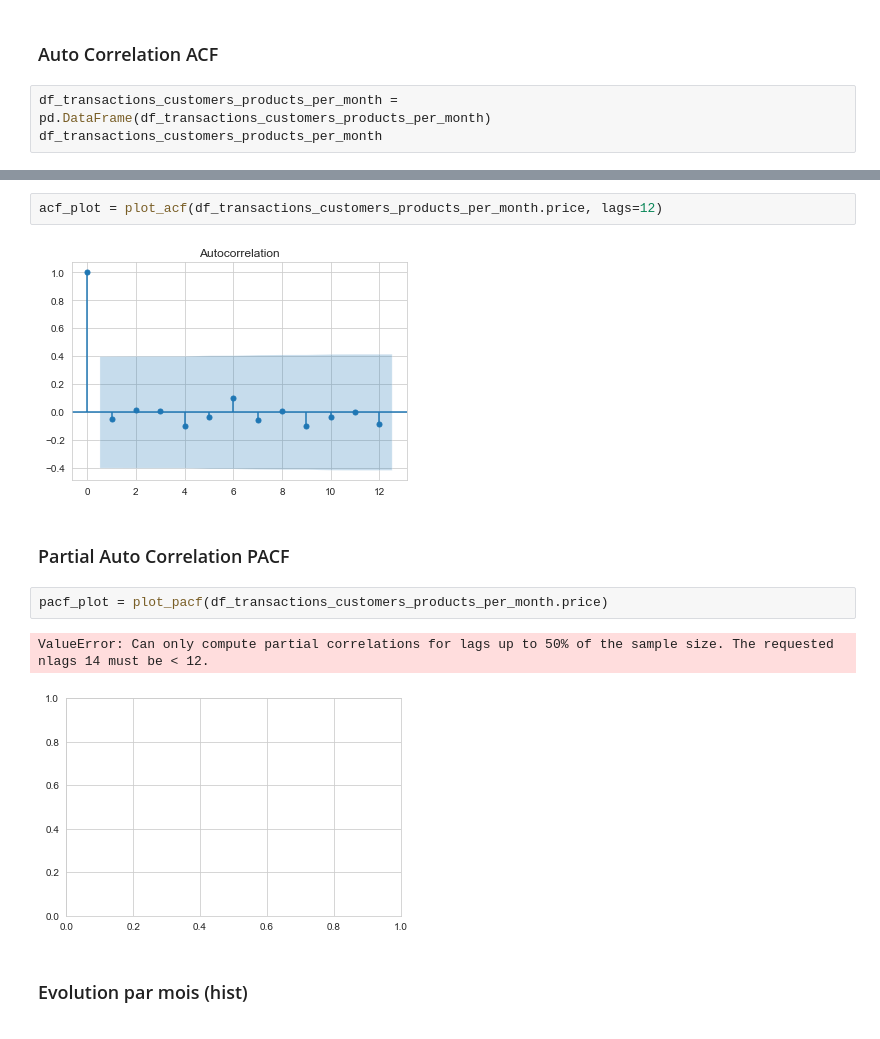
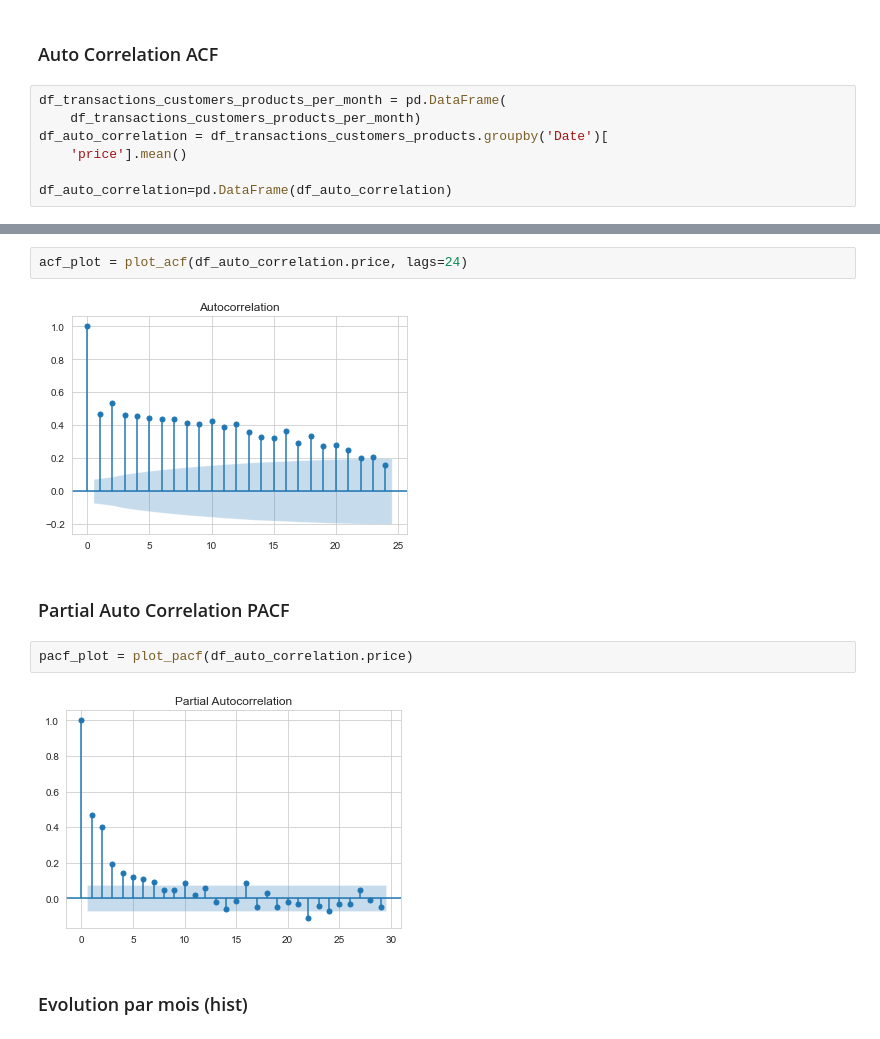
Before and after one commit to Antoine-LR/Python, a Jupyter notebook: Python _ACF_PACF.ipynb, the cells around one changed output, grey strips where cells are left out. Cells and saved outputs as stored; diff of their text form.

```diff
--- a/Python _ACF_PACF.ipynb
+++ b/Python _ACF_PACF.ipynb
@@ -916,5 +916,9 @@ Choix de moyenne mobile sur 3 mois en raison de trop peu de données, notre éch
 # %% [markdown]
 ### Auto Correlation ACF
 # %%
-df_transactions_customers_products_per_month = pd.DataFrame(df_transactions_customers_products_per_month)
-df_transactions_customers_products_per_month
+df_transactions_customers_products_per_month = pd.DataFrame(
+    df_transactions_customers_products_per_month)
+df_auto_correlation = df_transactions_customers_products.groupby('Date')[
+    'price'].mean()
+
+df_auto_correlation=pd.DataFrame(df_auto_correlation)
@@ -940,14 +925,13 @@ df_transactions_customers_products_per_month
 # %%
-acf_plot = plot_acf(df_transactions_customers_products_per_month.price, lags=12)
+acf_plot = plot_acf(df_auto_correlation.price, lags=24)
 # %% [output]
-[figure, old version]
+[figure, new version]
 # %% [markdown]
 ### Partial Auto Correlation PACF
 # %%
-pacf_plot = plot_pacf(df_transactions_customers_products_per_month.price)
+pacf_plot = plot_pacf(df_auto_correlation.price)
 # %% [output]
-ValueError: Can only compute partial correlations for lags up to 50% of the sample size. The requested nlags 14 must be < 12.
-[figure, old version]
+[figure, new version]
 # %% [markdown]
 ### Evolution par mois (hist)
 # %%
```
Also changed, not shown: parts of 4 cells of this notebook.
